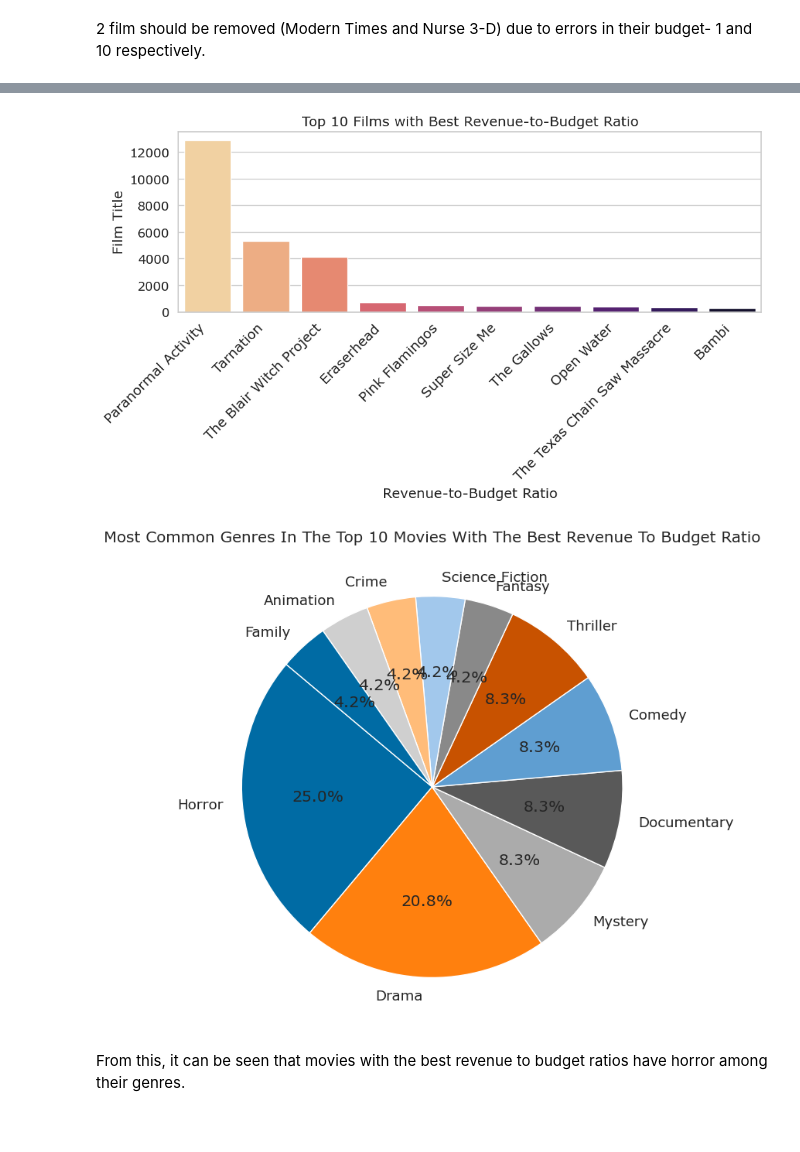
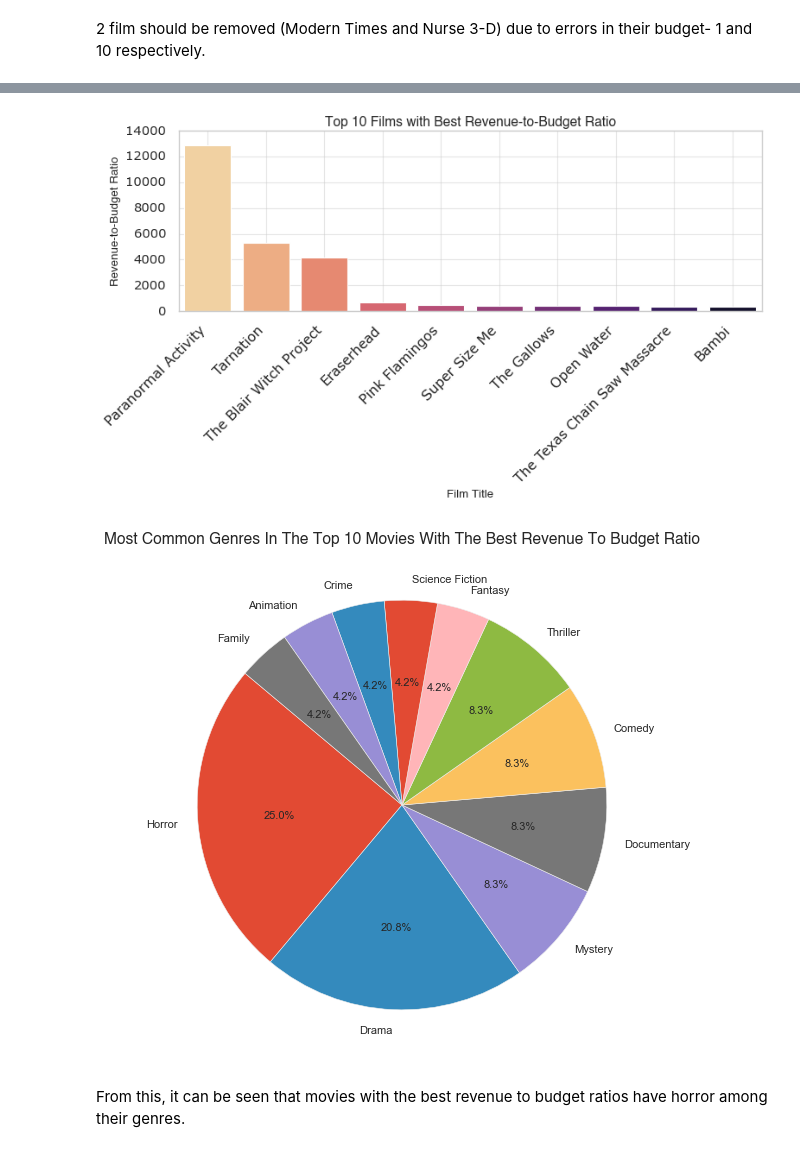
Before and after one commit to ldearlove/TMDB_project, a Jupyter notebook: TMDB_Liam_Final.ipynb, the cells around one changed output, grey strips where cells are left out. Drawn from its saved outputs; the diff is of its cells as text; code cells hidden in the pictures.

```diff
--- a/TMDB_Liam_Final.ipynb
+++ b/TMDB_Liam_Final.ipynb
@@ -106,11 +85,10 @@ sns.scatterplot(x='budget',
                 y='revenue',
                 data=new_df,
                )
-sns.set(font_scale=1.2, style='whitegrid', font='Verdana')
+#sns.set(font_scale=1.2, style='whitegrid', font='Verdana')
 plt.xlabel('Budget (In Hundreds of Millions)', fontdict={'family': 'Helvetica', 'size': 12})
 plt.ylabel('Revenue (In Billions)', fontdict={'family': 'Helvetica', 'size': 12})
 plt.title('\nRevenue Compared To Budget\n', fontdict={'family': 'Helvetica', 'size': 14})
-plt.grid(axis='y', linestyle='--', alpha=0.7)
 plt.tight_layout()
 plt.show()
 # %% [output]
@@ -255,17 +215,19 @@ sns.barplot(data=new_top_10, x='title',
             y='revenue_to_budget_ratio',
             palette='magma_r'
            )
-plt.xlabel('Revenue-to-Budget Ratio')
-plt.ylabel('Film Title')
-plt.title('Top 10 Films with Best Revenue-to-Budget Ratio')
+plt.xlabel('Film Title', fontdict={'family': 'Helvetica', 'size': 12})
+plt.ylabel('Revenue-to-Budget Ratio', fontdict={'family': 'Helvetica', 'size': 12})
+plt.title('Top 10 Films with Best Revenue-to-Budget Ratio', fontdict={'family': 'Helvetica', 'size': 14})
 plt.xticks(rotation=45,
             horizontalalignment = 'right',
             fontweight = 'light',
             fontsize =  'medium')
+plt.grid(axis='y', linestyle='-', alpha=0.5)
+plt.grid(axis='x', linestyle='-', alpha=0.5)
 plt.tight_layout()
 plt.show()
 # %% [output]
-[figure, old version]
+[figure, new version]
 # %%
 # Separate genres in the dataframe with the 10 best revenue to budget ratios
 new_top_10['extracted_genres'] = new_top_10['genres'].apply(extract_genres)
@@ -273,16 +235,16 @@ genre_10 = new_top_10.explode('extracted_genres')
 genre_10 = genre_10['extracted_genres'].value_counts()
 # %%
 # Creates pie chart to show the most common genres in the films with the best revenue to budget ratios
-plt.figure(figsize=(8, 8))
+plt.figure(figsize=(10, 8))
 plt.pie(genre_10.values,
         labels=genre_10.index,
         autopct='%1.1f%%',
         startangle=140)
-plt.title("Most Common Genres In The Top 10 Movies With The Best Revenue To Budget Ratio")
-plt.style.use('tableau-colorblind10')
+plt.title("Most Common Genres In The Top 10 Movies With The Best Revenue To Budget Ratio", fontdict={'family': 'Helvetica', 'size': 14} )
+plt.style.use('seaborn-v0_8-white')
 plt.show()
 # %% [output]
-[figure, old version]
+[figure, new version]
 # %% [markdown]
 From this, it can be seen that movies with the best revenue to budget ratios have horror among their genres.
 # %%
```
Also changed, not shown: parts of 18 cells of this notebook.
